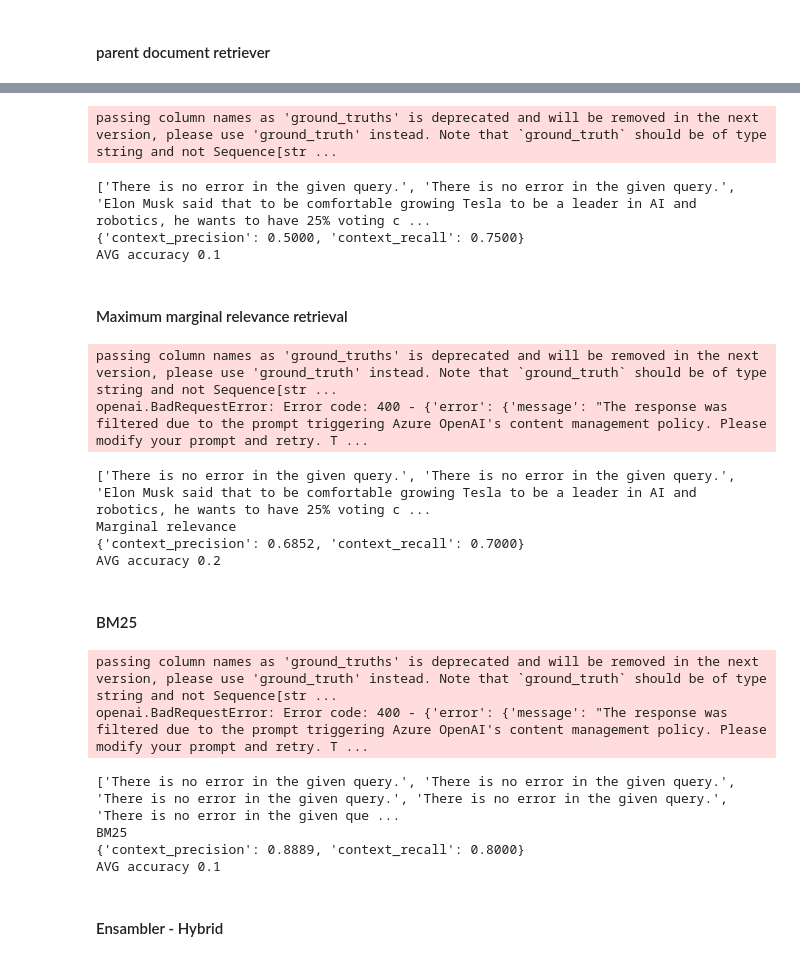
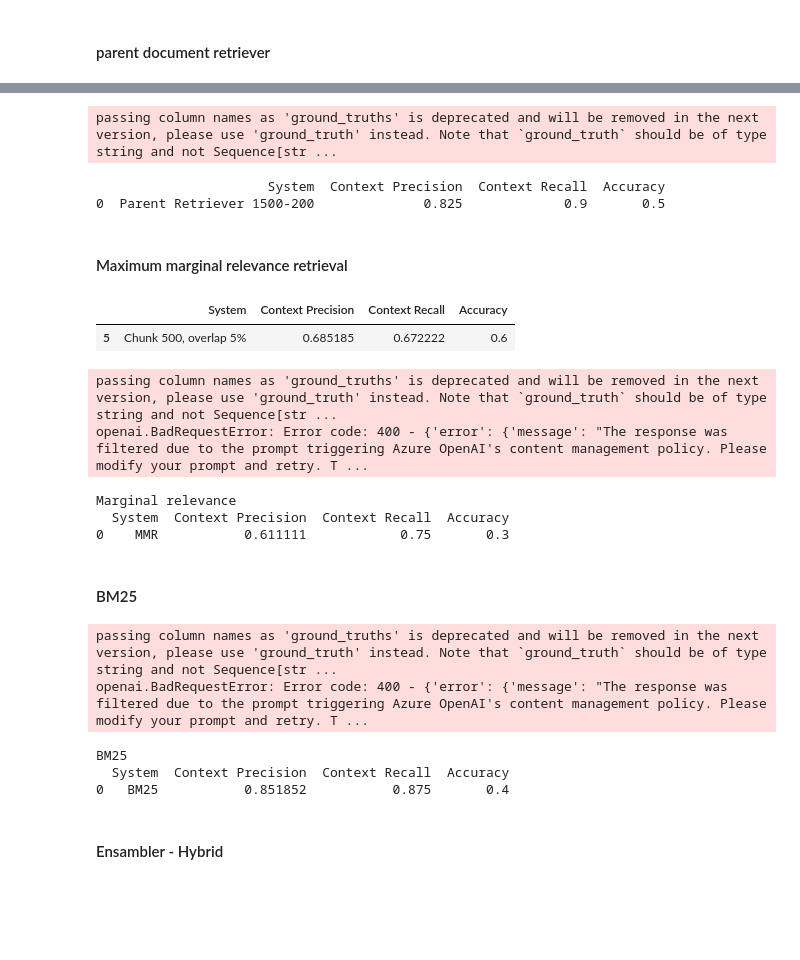
Before and after one commit to misslapina123/thesis-rag, a Jupyter notebook: errors/errors_news.ipynb, the cells around one changed output, grey strips where cells are left out. Saved outputs shown, nothing was run; the diff lists cells and outputs as text; code cells hidden in the pictures; blank space fills up the shorter version.

```diff
--- a/errors/errors_news.ipynb
+++ b/errors/errors_news.ipynb
@@ -607,0 +462,12 @@ AVG accuracy 0.1
+# %%
+k_values = [2, 3, 5]
+
+# Iterate over different k values
+for k in k_values:
+    # Create retriever with k value
+    retriever = db_k.as_retriever(search_kwargs={"k": k})
+
+    # Run and evaluate
+    result,results_df = run_and_evaluate(f"Chunk size 500, overlap 5%, K={k}", retriever, prompt, llm, results_df)
+    print(f"Results for K={k}:")
+    print(result)
@@ -608,12 +525,13 @@ AVG accuracy 0.1
 # %% [markdown]
 #### parent document retriever
 # %%
-parent_splitter = RecursiveCharacterTextSplitter.from_tiktoken_encoder(chunk_size=2000)
+from langchain.retrievers import ParentDocumentRetriever
+from langchain.storage import InMemoryStore
+
+parent_splitter = RecursiveCharacterTextSplitter.from_tiktoken_encoder(chunk_size=1000, chunk_overlap = 200)
 child_splitter = RecursiveCharacterTextSplitter.from_tiktoken_encoder(chunk_size=200, chunk_overlap = 0)
 
-# vectorstore = Chroma(collection_name="split_parents",persist_directory = "../news/vectordb/parent", embedding_function=embeddings_client)
-# vectorstore.persist()
-vectorstore = Chroma(persist_directory = "../news/vectordb/parent", embedding_function=embeddings_client)
+vectorstore = Chroma(collection_name="split_parents",persist_directory = "../vectordb-edit/parent_report_reporting", embedding_function=embeddings_client)
 store = InMemoryStore()
 parent_document_retriever = ParentDocumentRetriever(
     vectorstore=vectorstore,
@@ -622,8 +540,7 @@ parent_document_retriever = ParentDocumentRetriever(
     parent_splitter=parent_splitter,
 )
 parent_document_retriever.add_documents(documents)
-result_parent, acc_parent = run_and_evaluate(parent_document_retriever, prompt, llm)
+result_parent, results_df = run_and_evaluate(f"Parent Retriever 1000-200", parent_document_retriever, prompt, llm, results_df)
 print(result_parent)
-print("AVG accuracy "+ str(acc_parent))
 # %% [output]
 passing column names as 'ground_truths' is deprecated and will be removed in the next version, please use 'ground_truth' instead. Note that `ground_truth` should be of type string and not Sequence[str ...
@@ -634,9 +550,7 @@ AVG accuracy 0.1
 parent_splitter_small = RecursiveCharacterTextSplitter.from_tiktoken_encoder(chunk_size=500, chunk_overlap = 50)
 child_splitter_small = RecursiveCharacterTextSplitter.from_tiktoken_encoder(chunk_size=100, chunk_overlap = 0)
 
-# vectorstore = Chroma(collection_name="split_parents_small",persist_directory = "../news/vectordb/parent_small", embedding_function=embeddings_client)
-# vectorstore.persist()
-vectorstore = Chroma(persist_directory = "../news/vectordb/parent_small", embedding_function=embeddings_client)
+vectorstore = Chroma(collection_name="split_parents_small",persist_directory = "../vectordb-edit/parent_small_edit", embedding_function=embeddings_client)
 store = InMemoryStore()
 parent_document_retriever_small = ParentDocumentRetriever(
     vectorstore=vectorstore,
@@ -645,7 +559,6 @@ parent_document_retriever_small = ParentDocumentRetriever(
     parent_splitter=parent_splitter_small,
 )
 parent_document_retriever_small.add_documents(documents)
-result_parent_small, acc_parent_small = run_and_evaluate(parent_document_retriever_small, prompt, llm)
+result_parent_small, results_df = run_and_evaluate(f"Parent Retriever 500-100", parent_document_retriever_small, prompt, llm, results_df)
 print(result_parent_small)
-print("AVG accuracy "+ str(acc_parent_small))
 # %% [output]
@@ -658,10 +569,8 @@ AVG accuracy 0.3
 # %%
-parent_splitter_large = RecursiveCharacterTextSplitter.from_tiktoken_encoder(chunk_size=3000)
-child_splitter_large = RecursiveCharacterTextSplitter.from_tiktoken_encoder(chunk_size=300, chunk_overlap = 0)
+parent_splitter_large = RecursiveCharacterTextSplitter.from_tiktoken_encoder(chunk_size=1500, chunk_overlap = 150)
+child_splitter_large = RecursiveCharacterTextSplitter.from_tiktoken_encoder(chunk_size=200, chunk_overlap = 0)
 
-# vectorstore = Chroma(collection_name="split_parents_large",persist_directory = "../news/vectordb/parent_large", embedding_function=embeddings_client)
-# vectorstore.persist()
-vectorstore = Chroma(persist_directory = "../news/vectordb/parent_large", embedding_function=embeddings_client)
+vectorstore = Chroma(collection_name="split_parents_large",persist_directory = "../vectordb-edit/parent_large_error", embedding_function=embeddings_client)
 store = InMemoryStore()
 parent_document_retriever_large = ParentDocumentRetriever(
     vectorstore=vectorstore,
@@ -670,29 +579,31 @@ parent_document_retriever_large = ParentDocumentRetriever(
     parent_splitter=parent_splitter_large,
 )
 parent_document_retriever_large.add_documents(documents)
-result_parent_large, acc_parent_large = run_and_evaluate(parent_document_retriever_large, prompt, llm)
+result_parent_large , results_df = run_and_evaluate(f"Parent Retriever 1500-200", parent_document_retriever_large, prompt, llm, results_df)
 print(result_parent_large)
-print("AVG accuracy "+ str(acc_parent_large))
 # %% [output]
 passing column names as 'ground_truths' is deprecated and will be removed in the next version, please use 'ground_truth' instead. Note that `ground_truth` should be of type string and not Sequence[str ...
-['There is no error in the given query.', 'There is no error in the given query.', 'Elon Musk said that to be comfortable growing Tesla to be a leader in AI and robotics, he wants to have 25% voting c ...
-{'context_precision': 0.5000, 'context_recall': 0.7500}
-AVG accuracy 0.1
+                      System  Context Precision  Context Recall  Accuracy
+0  Parent Retriever 1500-200              0.825             0.9       0.5
 # %% [markdown]
 #### Maximum marginal relevance retrieval
+# %%
+highest = results_df.nlargest(1, "Accuracy")
+highest
+# %% [output]
+|  | System | Context Precision | Context Recall | Accuracy |
+| 5 | Chunk 500, overlap 5% | 0.685185 | 0.672222 | 0.6 |
 # %%
-retriever_mmr = db_500.as_retriever(search_type="mmr",search_kwargs={"k": 3})
-result_mmr, acc_mmr = run_and_evaluate(retriever_mmr, prompt, llm)
+retriever_mmr = db_k.as_retriever(search_type="mmr")
+result_mmr, results_df = run_and_evaluate(f"MMR", retriever_mmr, prompt, llm, results_df)
 print("Marginal relevance")
 print(result_mmr)
-print("AVG accuracy "+ str(acc_mmr))
 # %% [output]
 passing column names as 'ground_truths' is deprecated and will be removed in the next version, please use 'ground_truth' instead. Note that `ground_truth` should be of type string and not Sequence[str ...
 openai.BadRequestError: Error code: 400 - {'error': {'message': "The response was filtered due to the prompt triggering Azure OpenAI's content management policy. Please modify your prompt and retry. T ...
-['There is no error in the given query.', 'There is no error in the given query.', 'Elon Musk said that to be comfortable growing Tesla to be a leader in AI and robotics, he wants to have 25% voting c ...
 Marginal relevance
-{'context_precision': 0.6852, 'context_recall': 0.7000}
-AVG accuracy 0.2
+  System  Context Precision  Context Recall  Accuracy
+0    MMR           0.611111            0.75       0.3
 # %% [markdown]
 #### BM25
 # %%
@@ -700,16 +611,14 @@ text_splitter = RecursiveCharacterTextSplitter.from_tiktoken_encoder(chunk_size
 chunks_500 = text_splitter.split_documents(documents)
 # %%
 retriever_bm25 = BM25Retriever.from_documents(chunks_500)
-result_bm25, acc_bm25 = run_and_evaluate(retriever_bm25, prompt, llm)
+result_bm25, results_df = run_and_evaluate(f"BM25", retriever_bm25, prompt, llm, results_df)
 print("BM25")
 print(result_bm25)
-print("AVG accuracy "+ str(acc_bm25))
 # %% [output]
 passing column names as 'ground_truths' is deprecated and will be removed in the next version, please use 'ground_truth' instead. Note that `ground_truth` should be of type string and not Sequence[str ...
 openai.BadRequestError: Error code: 400 - {'error': {'message': "The response was filtered due to the prompt triggering Azure OpenAI's content management policy. Please modify your prompt and retry. T ...
-['There is no error in the given query.', 'There is no error in the given query.', 'There is no error in the given query.', 'There is no error in the given query.', 'There is no error in the given que ...
 BM25
-{'context_precision': 0.8889, 'context_recall': 0.8000}
-AVG accuracy 0.1
+  System  Context Precision  Context Recall  Accuracy
+0   BM25           0.851852           0.875       0.4
 # %% [markdown]
 #### Ensambler - Hybrid
```
Also changed, not shown: parts of 79 cells of this notebook, 4 other files.
